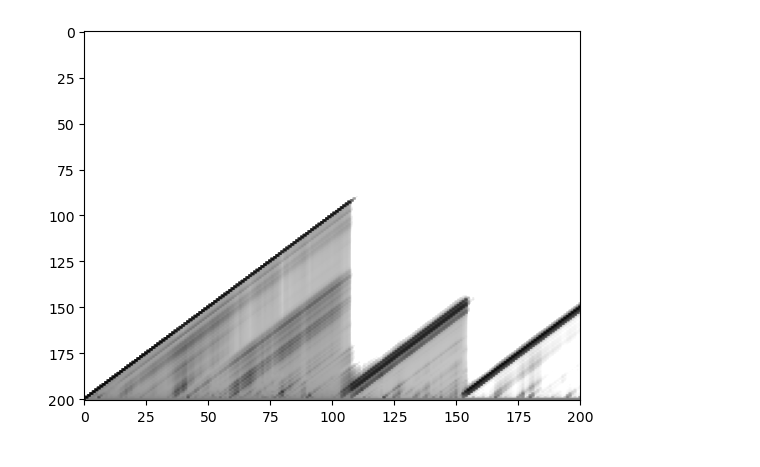
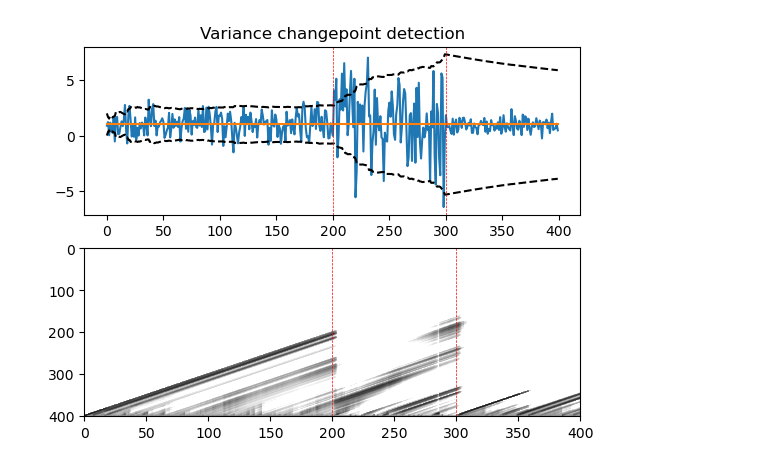
Before and after one commit to EtienneCap/ChangepointDetection, a Jupyter notebook: Bayesian online changepoint detection.ipynb, the cells around one changed output. Cells and saved outputs as stored; diff of their text form; code cells hidden in the pictures.

```diff
--- a/Bayesian online changepoint detection.ipynb
+++ b/Bayesian online changepoint detection.ipynb
@@ -2,6 +4,8 @@
 import matplotlib.pyplot as plt
 import numpy as np
 import pandas as pd
-from   scipy.stats import norm
+from   scipy.stats import norm, t
 from   scipy.special import logsumexp
 from   matplotlib.colors import LogNorm
+
+student = t
@@ -116,7 +188,24 @@ plt.plot(predictive_mean)
-# %%
-plt.imshow(np.rot90(np.exp(log_R)), aspect='auto', cmap='gray_r',
-               norm=LogNorm(vmin=0.0001, vmax=1))
-plt.xlim([0, T])
-plt.margins(0)
-# %% [output]
-[figure, removed]
+# %%
+## Change in variance
+signal = signal_var
+T = len(signal)
+results = BOCD_var(signal, 1, 0.5, hazard_prob = 1/200, mu = mu)
+
+fig, ax = plt.subplots(nrows = 2, ncols = 1)
+
+ax[0].plot(signal)
+ax[0].plot(mu * np.ones((T,)))
+ax[0].plot(mu * np.ones((T,)) + 2/results["post_precision"], linestyle = "dashed", c = 'k')
+ax[0].plot(mu * np.ones((T,)) - 2/results["post_precision"], linestyle = "dashed", c = 'k')
+ax[0].axvline(x = 200, linestyle = "dashed", c = 'r', linewidth = 0.5)
+ax[0].axvline(x = 300, linestyle = "dashed", c = 'r', linewidth = 0.5)
+ax[0].set_title("Variance changepoint detection")
+
+ax[1].imshow(np.rot90(results['post_R']), aspect='auto', cmap='gray_r',
+               norm=LogNorm(vmin=0.0001, vmax=1))
+ax[1].axvline(x = 200, linestyle = "dashed", c = 'r', linewidth = 0.5)
+ax[1].axvline(x = 300, linestyle = "dashed", c = 'r', linewidth = 0.5)
+ax[1].set_xlim([0, len(signal)])
+ax[1].margins(0)
+# %% [output]
+[figure, added]
```
Also changed, not shown: parts of 12 cells of this notebook.
